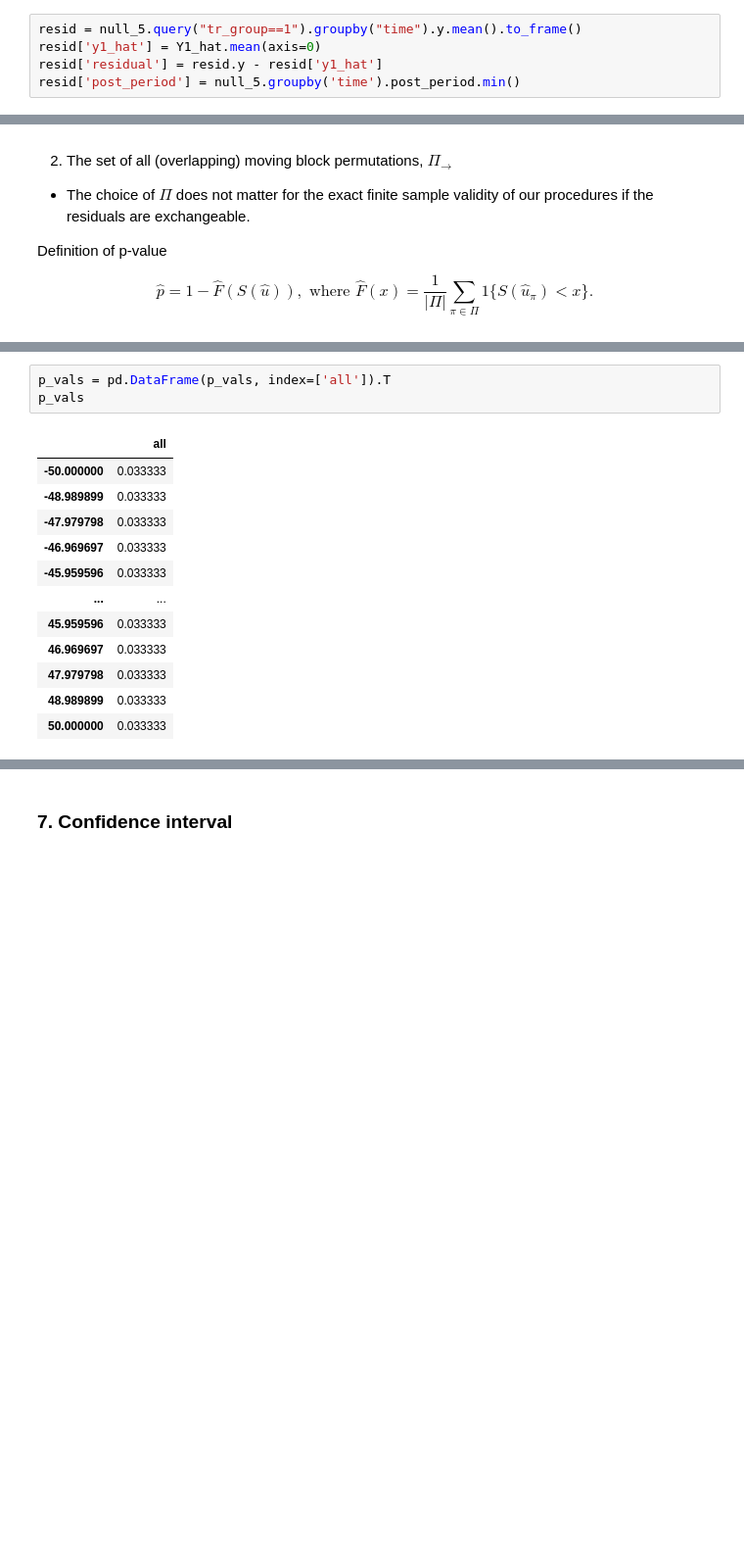
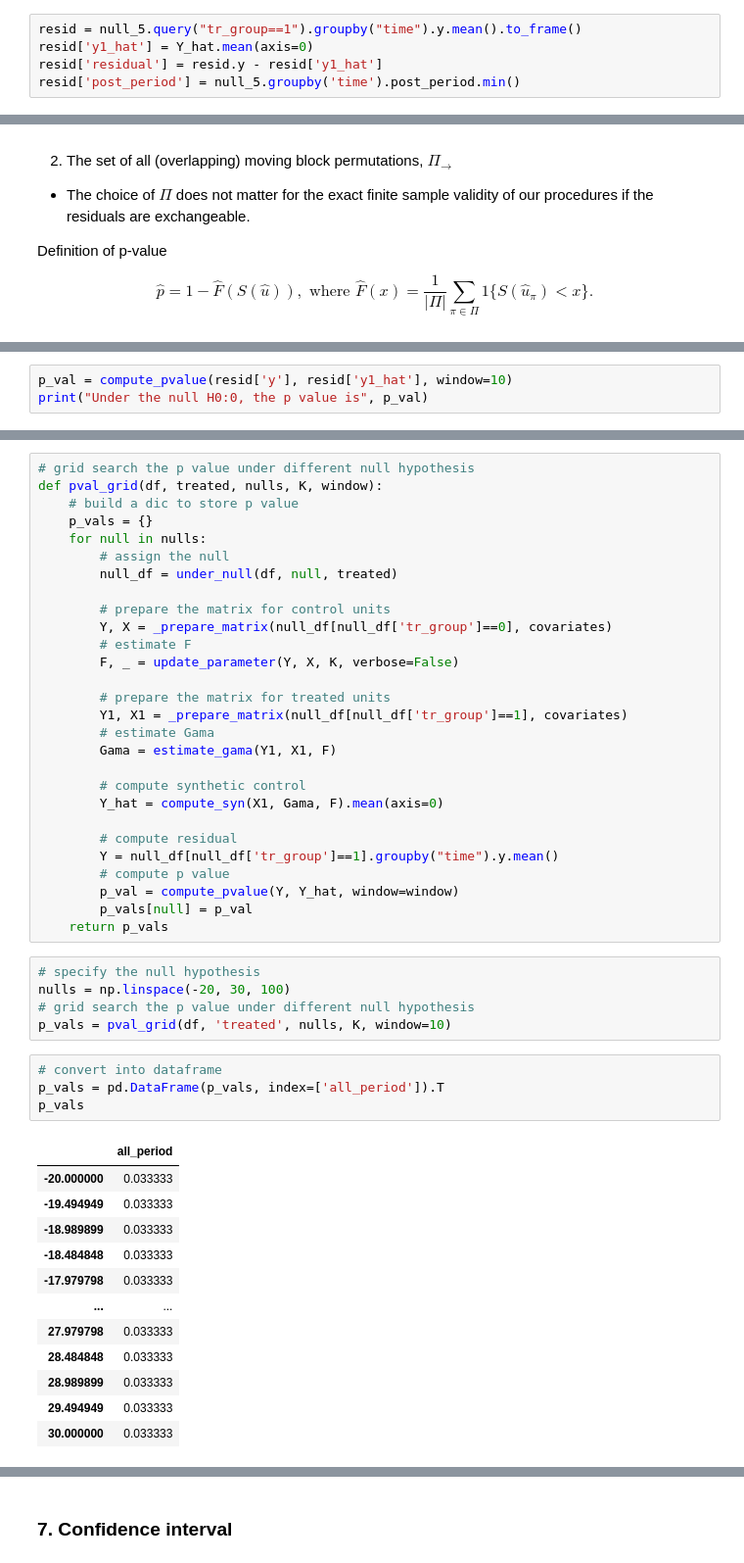
Before and after one commit to CongWang141/JMP, a Jupyter notebook: test4_conformal_inference.ipynb, the cells around one changed output, grey strips where cells are left out. Shown at 98% size. Cells and saved outputs as stored; diff of their text form; blank space fills up the shorter version.

```diff
--- a/test4_conformal_inference.ipynb
+++ b/test4_conformal_inference.ipynb
@@ -202,6 +190,6 @@ for t in range (T):
 # %%
 resid = null_5.query("tr_group==1").groupby("time").y.mean().to_frame()
-resid['y1_hat'] = Y1_hat.mean(axis=0)
+resid['y1_hat'] = Y_hat.mean(axis=0)
 resid['residual'] = resid.y - resid['y1_hat']
 resid['post_period'] = null_5.groupby('time').post_period.min()
 # %%
@@ -323,0 +256,3 @@ for null in nulls:
+# %%
+p_val = compute_pvalue(resid['y'], resid['y1_hat'], window=10)
+print("Under the null H0:0, the p value is", p_val)
@@ -324,19 +261,53 @@ for null in nulls:
+# %%
+# grid search the p value under different null hypothesis
+def pval_grid(df, treated, nulls, K, window):
+    # build a dic to store p value
+    p_vals = {}
+    for null in nulls:
+        # assign the null
+        null_df = under_null(df, null, treated)
+
+        # prepare the matrix for control units
+        Y, X = _prepare_matrix(null_df[null_df['tr_group']==0], covariates)
+        # estimate F
+        F, _ = update_parameter(Y, X, K, verbose=False)
+
+        # prepare the matrix for treated units
+        Y1, X1 = _prepare_matrix(null_df[null_df['tr_group']==1], covariates)
+        # estimate Gama
+        Gama = estimate_gama(Y1, X1, F)
+
+        # compute synthetic control
+        Y_hat = compute_syn(X1, Gama, F).mean(axis=0)
+
+        # compute residual
+        Y = null_df[null_df['tr_group']==1].groupby("time").y.mean()
+        # compute p value
+        p_val = compute_pvalue(Y, Y_hat, window=window)
+        p_vals[null] = p_val
+    return p_vals
+# %%
+# specify the null hypothesis
+nulls = np.linspace(-20, 30, 100)
+# grid search the p value under different null hypothesis
+p_vals = pval_grid(df, 'treated', nulls, K, window=10)
 # %%
-p_vals = pd.DataFrame(p_vals, index=['all']).T
+# convert into dataframe
+p_vals = pd.DataFrame(p_vals, index=['all_period']).T
 p_vals
 # %% [output]
-|  | all |
-| -50.000000 | 0.033333 |
-| -48.989899 | 0.033333 |
-| -47.979798 | 0.033333 |
-| -46.969697 | 0.033333 |
-| -45.959596 | 0.033333 |
+|  | all_period |
+| -20.000000 | 0.033333 |
+| -19.494949 | 0.033333 |
+| -18.989899 | 0.033333 |
+| -18.484848 | 0.033333 |
+| -17.979798 | 0.033333 |
 | ... | ... |
-| 45.959596 | 0.033333 |
-| 46.969697 | 0.033333 |
-| 47.979798 | 0.033333 |
-| 48.989899 | 0.033333 |
-| 50.000000 | 0.033333 |
+| 27.979798 | 0.033333 |
+| 28.484848 | 0.033333 |
+| 28.989899 | 0.033333 |
+| 29.494949 | 0.033333 |
+| 30.000000 | 0.033333 |
 100 rows × 1 columns
 # %% [markdown]
 ### 7. Confidence interval
```
Also changed, not shown: parts of 29 cells of this notebook, 2 other files.
